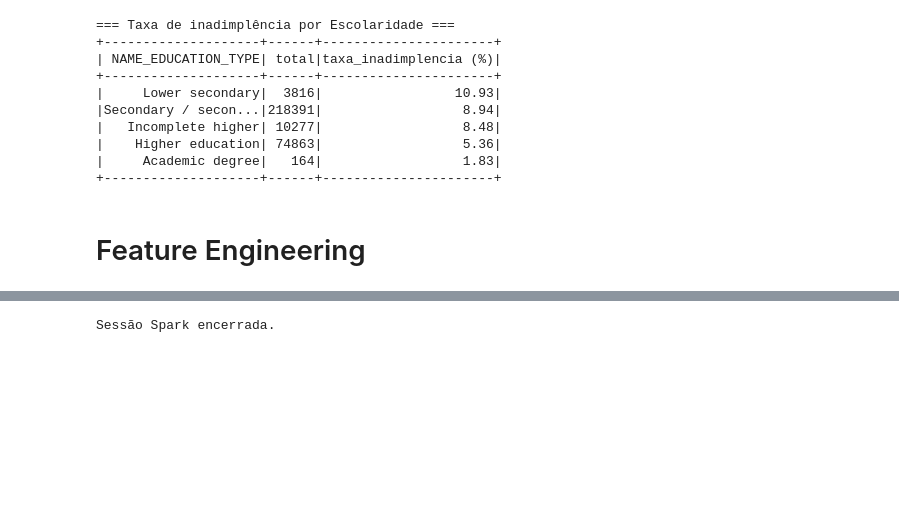
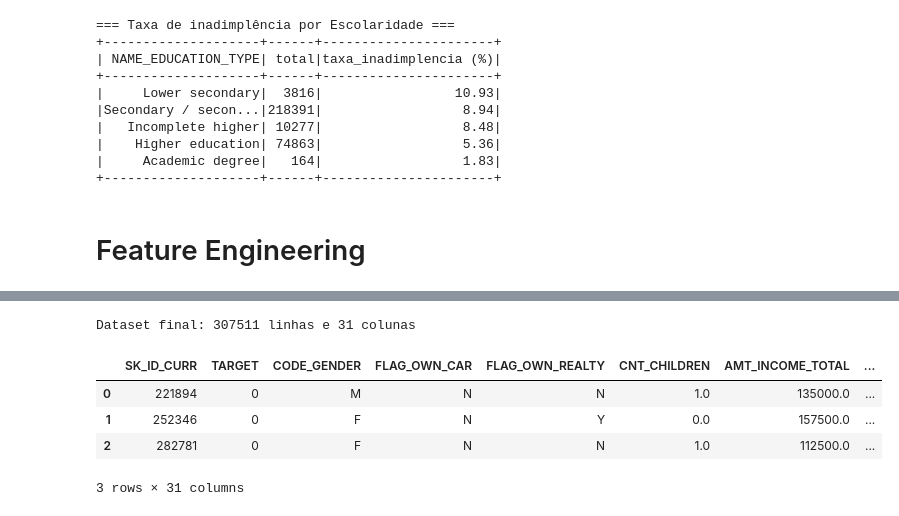
Before and after one commit to IsabelleSeve/Study_Data_Analytics, a Jupyter notebook: 1_data_engineer.ipynb, the cells around one changed output, grey strips where cells are left out. Drawn from its saved outputs; the diff is of its cells as text; code cells hidden in the pictures; blank space fills up the shorter version.

```diff
--- a/1_data_engineer.ipynb
+++ b/1_data_engineer.ipynb
@@ -520,0 +566,27 @@ df_feat = df_feat \
+# %%
+# left join do application_train com o bureau
+
+df_final = df_feat \
+    .join(df_bureau_agg, on="SK_ID_CURR", how="left") \
+    .join(df_prev_agg,   on="SK_ID_CURR", how="left")
+
+df_final = df_final.fillna({ # Para quando o valor estiver vazio ele autocomplete com num 0
+    "bureau_total_creditos": 0,
+    "bureau_total_atraso":   0.0,
+    "bureau_media_credito":  0.0,
+    "bureau_flag_atraso":    0,
+    "prev_qtd_aplicacoes":   0,
+    "prev_aprovados":        0,
+    "prev_recusados":        0,
+    "prev_taxa_aprovacao":   0.0
+})
+
+print(f"Dataset final: {df_final.count()} linhas e {len(df_final.columns)} colunas")
+df_final.limit(3).toPandas()
+# %% [output]
+Dataset final: 307511 linhas e 31 colunas
+|  | SK_ID_CURR | TARGET | CODE_GENDER | FLAG_OWN_CAR | FLAG_OWN_REALTY | CNT_CHILDREN | AMT_INCOME_TOTAL | ... |
+| 0 | 221894 | 0 | M | N | N | 1.0 | 135000.0 | ... |
+| 1 | 252346 | 0 | F | N | Y | 0.0 | 157500.0 | ... |
+| 2 | 282781 | 0 | F | N | N | 1.0 | 112500.0 | ... |
+3 rows × 31 columns
@@ -521,5 +600,4 @@ df_feat = df_feat \
 # %%
-spark.stop()
-print("Sessão Spark encerrada.")
+
+# spark.stop()'
+# print("Sessão Spark encerrada.")
-# %% [output]
-Sessão Spark encerrada.
```
Also changed, not shown: parts of 4 cells of this notebook, 2 other files.
